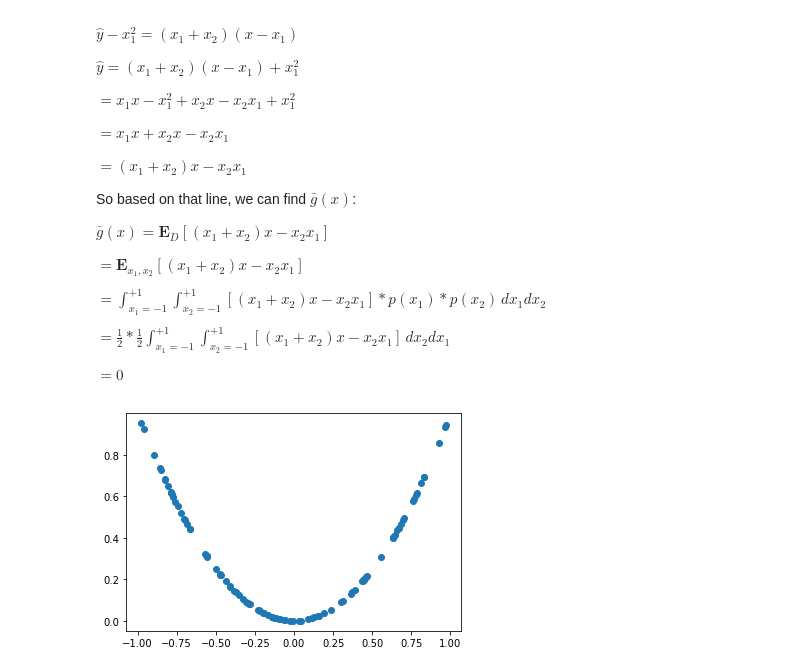
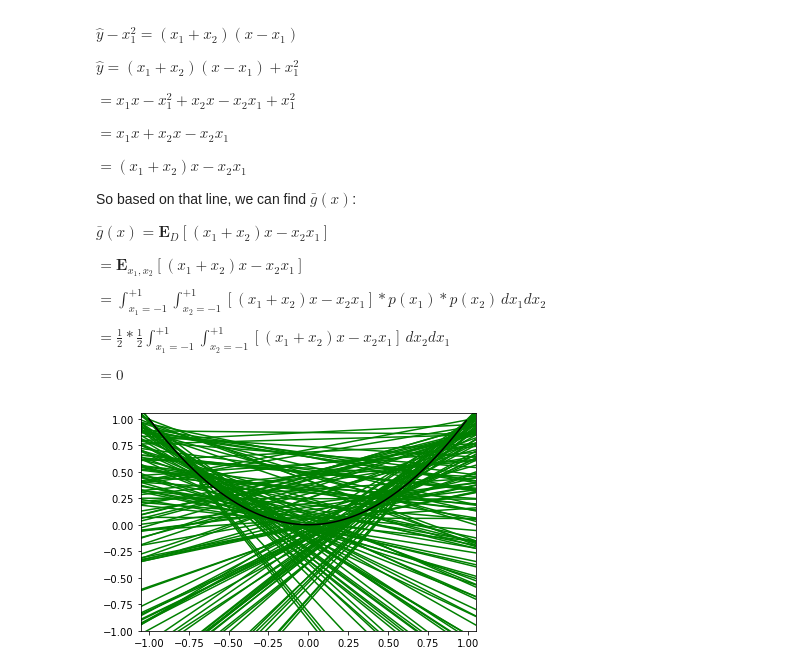
Before and after one commit to LioraW/Bias-Variance-ML, a Jupyter notebook: Bias-Variance project.ipynb, the cells around one changed output. Drawn from its saved outputs; the diff is of its cells as text; code cells hidden in the pictures.

```diff
--- a/Bias-Variance project.ipynb
+++ b/Bias-Variance project.ipynb
@@ -34,15 +34,41 @@ $=0$
 # %%
 import matplotlib.pyplot as plt
 import numpy as np
-# %%
-def generate_data(seed_num):
-    rng = np.random.default_rng(seed = seed_num)
-    size = 100
-    return rng.uniform(size=size) * rng.choice([-1,1], size)
-
-x = generate_data(42)
-y = np.square(x)
-plt.scatter(x,y)
-plt.show()
-# %% [output]
-[figure, removed]
+# %%
+def abline(slope, intercept):
+    """Plot a line from slope and intercept
+    from https://stackoverflow.com/questions/7941226/how-to-add-line-based-on-slope-and-intercept-in-matplotlib"""
+
+    axes = plt.gca()
+    x_vals = np.array(axes.get_xlim())
+    y_vals = intercept + slope * x_vals
+    plt.plot(x_vals, y_vals, '-g')
+
+def generate_data(seed_num):
+    rng = np.random.default_rng(seed = seed_num)
+    size = (150,2)
+    return rng.uniform(size=size) * rng.choice([-1,1], size)
+
+seed = np.random.randint(20)
+
+x = generate_data(seed)
+y = np.square(x)
+data = np.stack((x,y), axis=-1) #data is an array of data sets (size size.shape[0]) that look like [[x1,x1^2], [x2, x2^2]]
+
+slopes = (y.T[1] - y.T[0]) / (x.T[1] - x.T[0])
+intercepts = slopes * (-x.T[0]) + y.T[0]
+
+plt.subplot()
+
+#plt.plot(x.flatten(), y.flatten(), 'bo') #data points
+
+plot_lines = np.vectorize(abline)
+plot_lines(slopes, intercepts)
+
+plt.plot(np.arange(-1,1, 0.01), np.square(np.arange(-1,1, 0.01)), 'k') # f(x)
+
+plt.xlim([-1.05,1.05]) #set x limits to [-1,-1]
+plt.ylim([-1,1.05])
+plt.show()
+# %% [output]
+[figure, added]
```
Also changed, not shown: parts of 1 cell of this notebook.
